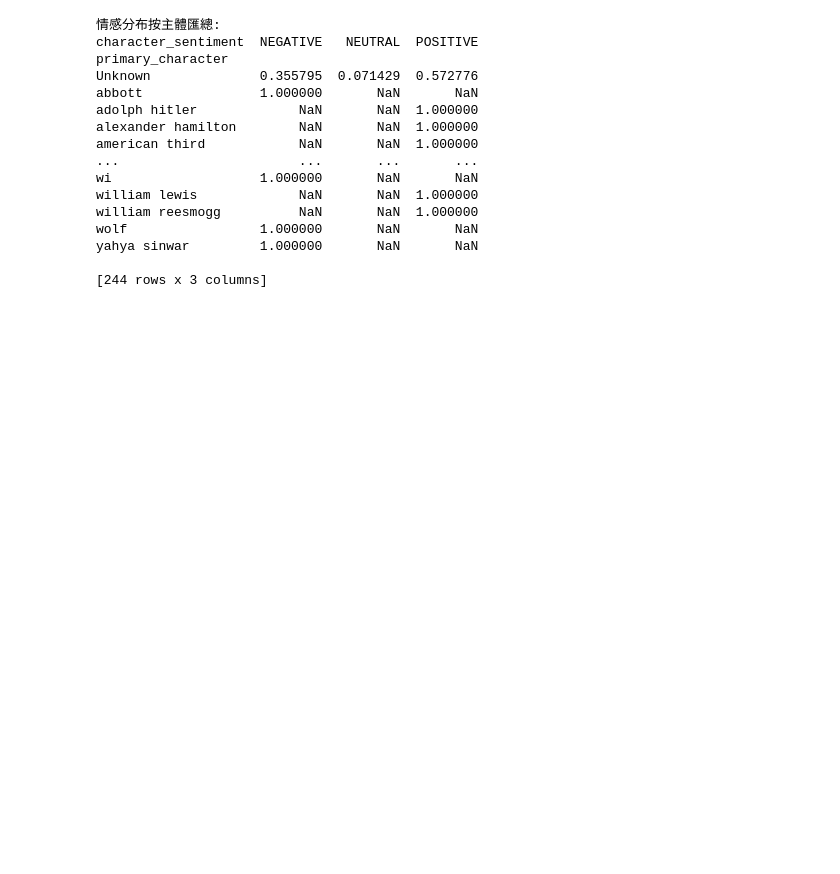
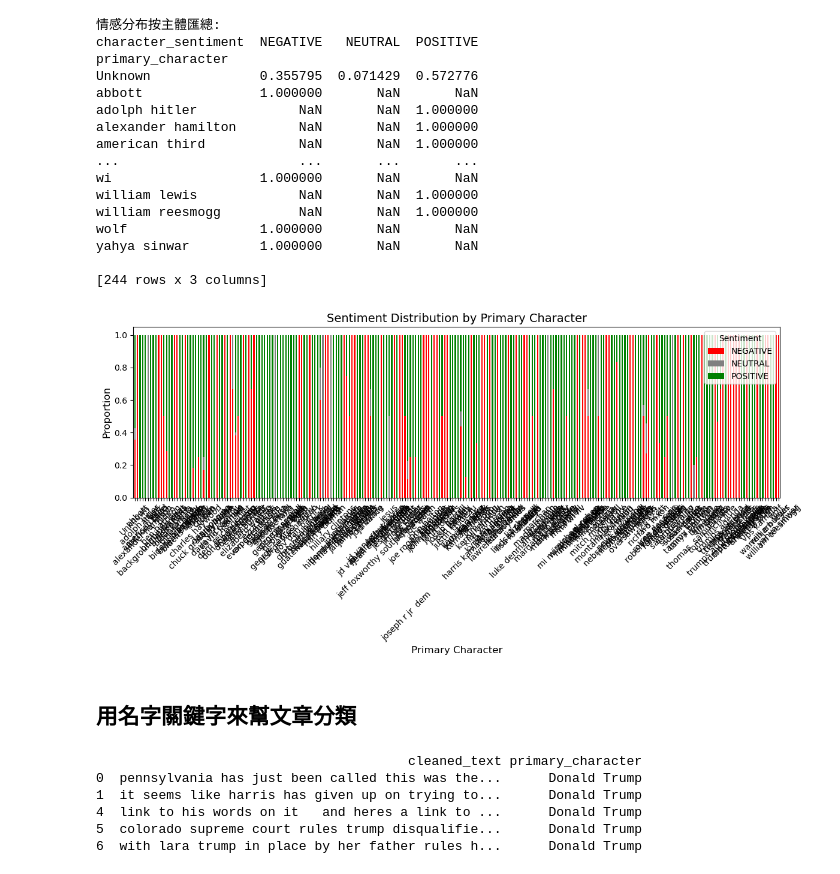
Before and after one commit to maurice1117/election-news-TM, a Jupyter notebook: main.ipynb, the cells around one changed output. Drawn from its saved outputs; the diff is of its cells as text; code cells hidden in the pictures; blank space fills up the shorter version.

```diff
--- a/main.ipynb
+++ b/main.ipynb
@@ -718,3 +718,56 @@ wolf                 1.000000       NaN       NaN
 yahya sinwar         1.000000       NaN       NaN
 
 [244 rows x 3 columns]
+# %%
+import matplotlib.pyplot as plt
+
+# 繪製堆疊條形圖
+character_sentiment_distribution.plot(
+    kind='bar',
+    stacked=True,
+    figsize=(12, 6),
+    color=['red', 'gray', 'green']
+)
+
+# 添加標題和標籤
+plt.title("Sentiment Distribution by Primary Character", fontsize=14)
+plt.xlabel("Primary Character", fontsize=12)
+plt.ylabel("Proportion", fontsize=12)
+plt.xticks(rotation=45)
+plt.legend(title="Sentiment")
+plt.tight_layout()
+plt.show()
+# %% [output]
+[figure, added]
+# %% [markdown]
+## 用名字關鍵字來幫文章分類
+# %%
+# 定義簡稱和全名的對應關係
+character_map = {
+    'trump': 'Donald Trump',
+    'trumps': 'Donald Trump',
+    'biden': 'Joe Biden',
+    'joe': 'Joe Biden',
+    'kamala': 'Kamala Harris',
+    'harris': 'Kamala Harris'  # 如果還有其他簡稱可以補充
+}
+
+# 定義基於名字（包括簡稱）的分類函數
+def classify_by_character(text):
+    for key, full_name in character_map.items():
+        if key in text.lower():
+            return full_name  # 返回對應的全名
+    return 'Unknown'  # 如果不包含任何已知角色，返回 Unknown
+
+# 將文章分類到主要角色
+data['primary_character'] = data['cleaned_text'].apply(classify_by_character)
+
+# 檢查結果
+print(data[['cleaned_text', 'primary_character']].head())
+# %% [output]
+                                        cleaned_text primary_character
+0  pennsylvania has just been called this was the...      Donald Trump
+1  it seems like harris has given up on trying to...      Donald Trump
+4  link to his words on it   and heres a link to ...      Donald Trump
+5  colorado supreme court rules trump disqualifie...      Donald Trump
+6  with lara trump in place by her father rules h...      Donald Trump
```
Also changed, not shown: parts of 7 cells of this notebook.
